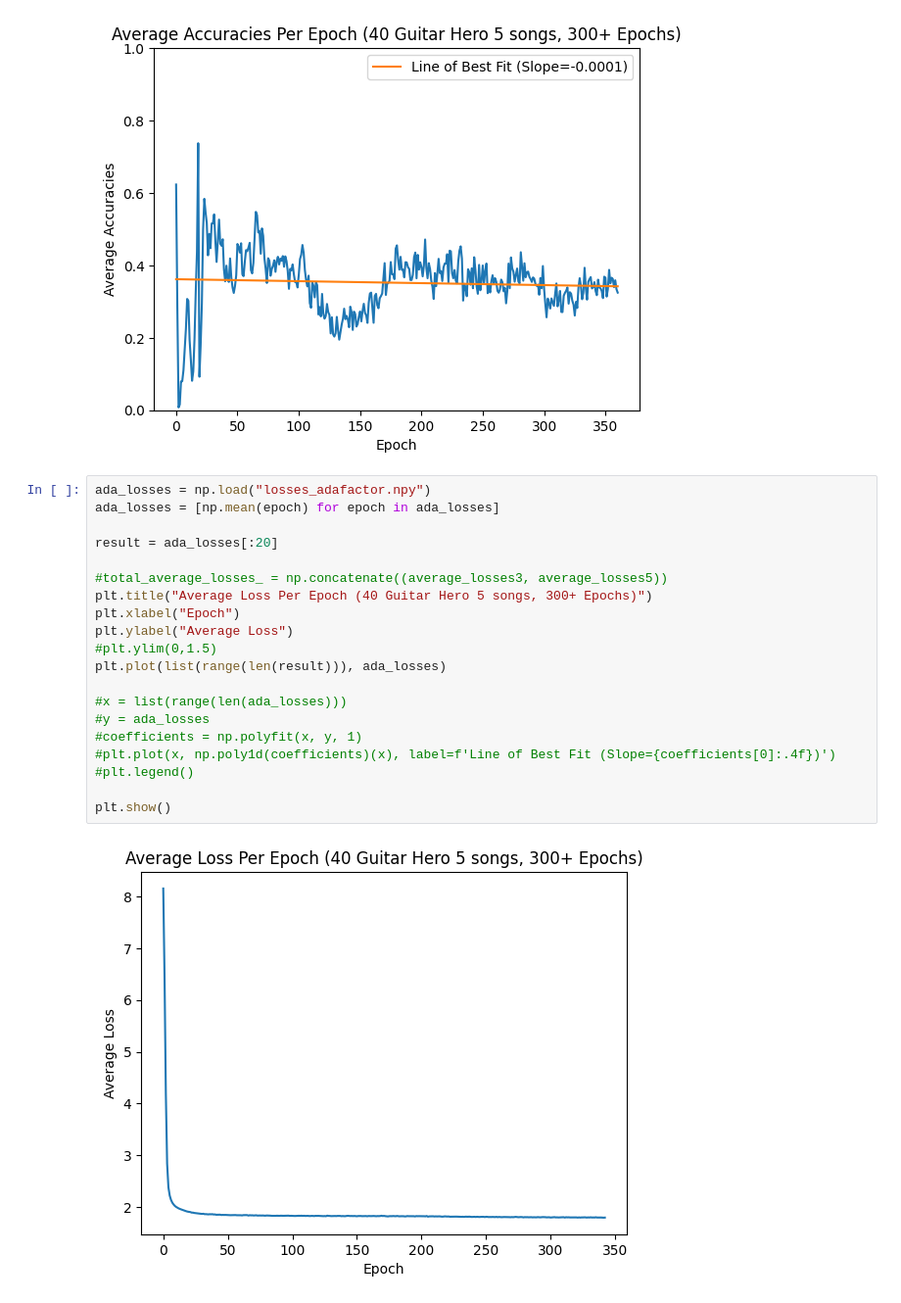
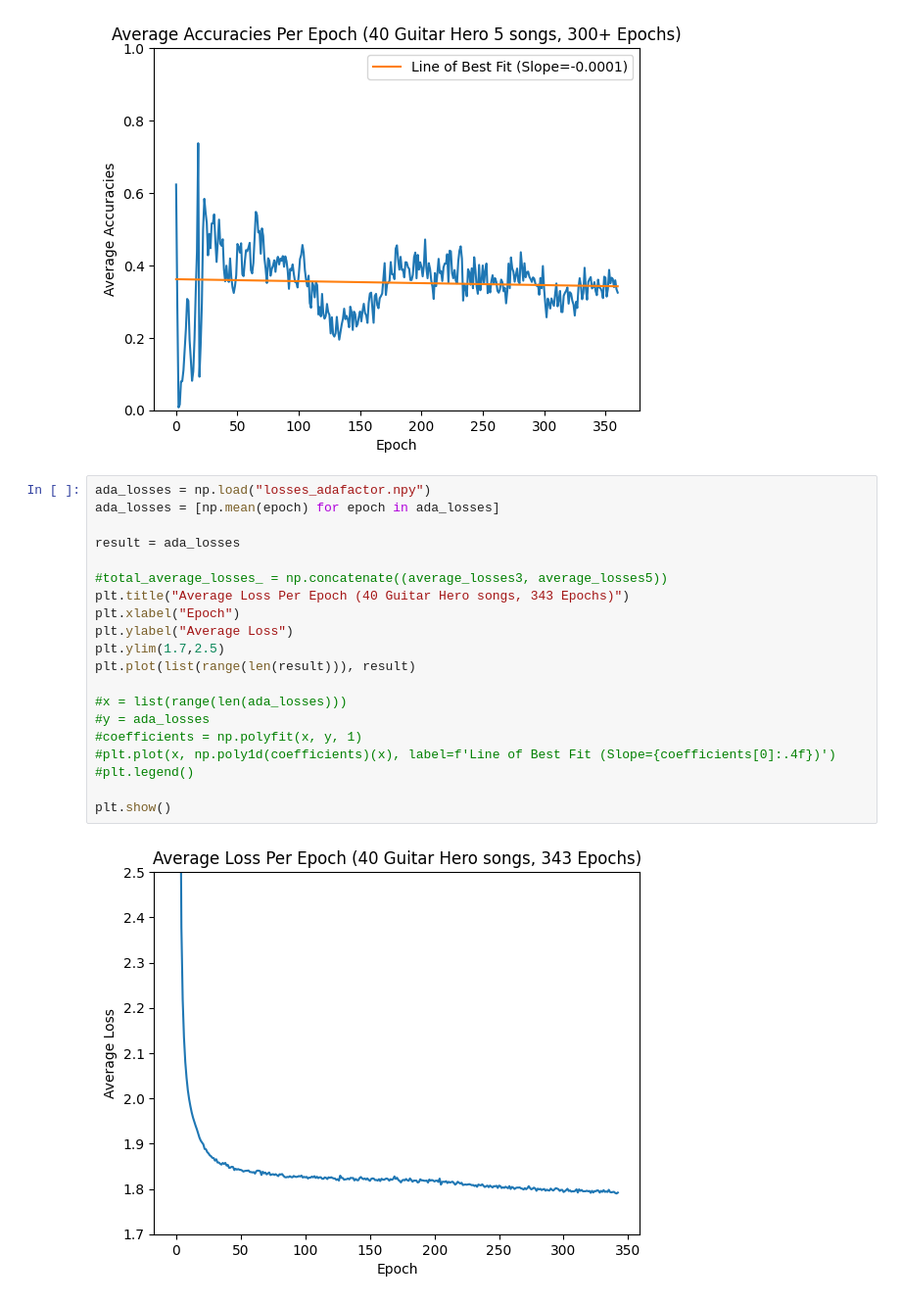
Before and after one commit to mb6611/audio2hero, a Jupyter notebook: notebooks/graphs.ipynb, the cells around one changed output. Shown at 98% size. Cells and saved outputs as stored; diff of their text form.

Commit message:
organized images and caching, update requirements.txt

```diff
--- a/graphs.ipynb
+++ b/notebooks/graphs.ipynb
@@ -111,25 +111,25 @@ plt.show()
 # %%
 ada_losses = np.load("losses_adafactor.npy")
 ada_losses = [np.mean(epoch) for epoch in ada_losses]
 
-result = ada_losses[:20]
+result = ada_losses
 
 #total_average_losses_ = np.concatenate((average_losses3, average_losses5))
-plt.title("Average Loss Per Epoch (40 Guitar Hero 5 songs, 300+ Epochs)")
+plt.title("Average Loss Per Epoch (40 Guitar Hero songs, 343 Epochs)")
 plt.xlabel("Epoch")
 plt.ylabel("Average Loss")
-#plt.ylim(0,1.5)
-plt.plot(list(range(len(result))), ada_losses)
+plt.ylim(1.7,2.5)
+plt.plot(list(range(len(result))), result)
 
 #x = list(range(len(ada_losses)))
 #y = ada_losses
 #coefficients = np.polyfit(x, y, 1)
 #plt.plot(x, np.poly1d(coefficients)(x), label=f'Line of Best Fit (Slope={coefficients[0]:.4f})')
 #plt.legend()
 
 plt.show()
 # %% [output]
-[figure, old version]
+[figure, new version]
 # %%
 ada_accuracies = np.load("accuracies_adafactor.npy")
 ada_accuracies = [np.mean(epoch) for epoch in ada_accuracies]
```
Also changed, not shown: parts of 4 cells of this notebook, 53 other files.
